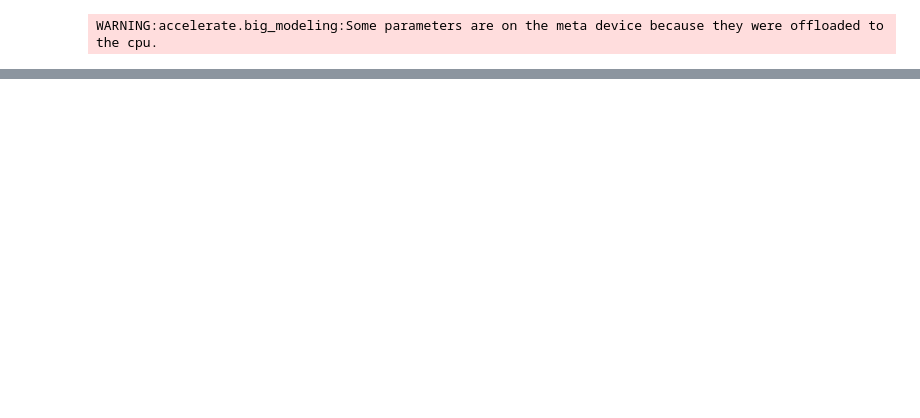
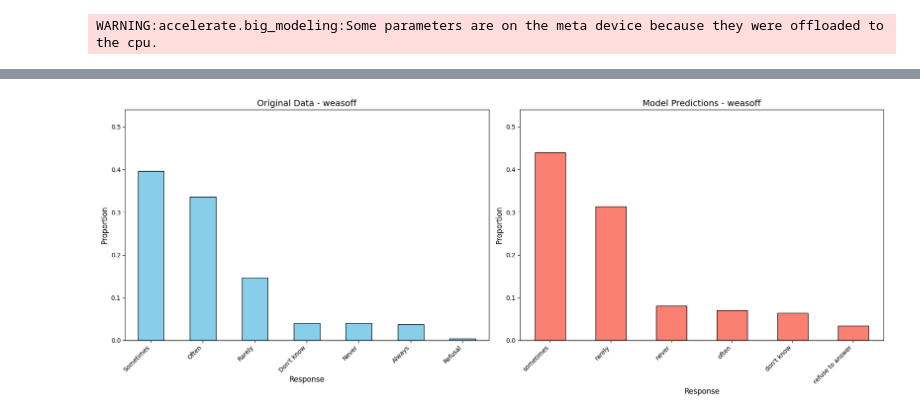
Before and after one commit to antndlcrx/LLM-for-Social-Science-Research, a Jupyter notebook: synth_sampling_default.ipynb, the cells around one changed output, grey strips where cells are left out. Cells and saved outputs as stored; diff of their text form; code cells hidden in the pictures; blank space fills up the shorter version.

```diff
--- a/synth_sampling_default.ipynb
+++ b/synth_sampling_default.ipynb
@@ -186,0 +238,47 @@ Your answer:
+# %%
+response_df['weasoff_mapped'] = response_df['weasoff'].apply(lambda x: mapper.map_value('weasoff', x))
+random_subset['weasoff_mapped'] = random_subset['weasoff'].apply(lambda x: mapper.map_value('weasoff', x))
+
+# Calculate category proportions for original data
+original_proportions = random_subset['weasoff_mapped'].value_counts(normalize=True)
+
+# Calculate category proportions for model predictions
+response_proportions = response_df['weasoff_mapped'].value_counts(normalize=True)
+
+max_y = max(original_proportions.max(), response_proportions.max())+0.1
+
+fig, axes = plt.subplots(nrows=1, ncols=2, figsize=(18, 7))
+
+# Plot original survey data distribution
+original_proportions.plot(
+    kind='bar',
+    color='skyblue',
+    edgecolor='black',
+    ax=axes[0]
+)
+axes[0].set_title('Original Data - weasoff', fontsize=14)
+axes[0].set_xlabel('Response', fontsize=12)
+axes[0].set_ylabel('Proportion', fontsize=12)
+axes[0].set_xticklabels(original_proportions.index, rotation=45, ha='right', fontsize=10)
+axes[0].set_ylim(0, max_y)  # Set y-axis limit
+
+# Plot model predictions distribution
+response_proportions.plot(
+    kind='bar',
+    color='salmon',
+    edgecolor='black',
+    ax=axes[1]
+)
+axes[1].set_title('Model Predictions - weasoff', fontsize=14)
+axes[1].set_xlabel('Response', fontsize=12)
+axes[1].set_ylabel('Proportion', fontsize=12)
+axes[1].set_xticklabels(response_proportions.index, rotation=45, ha='right', fontsize=10)
+axes[1].set_ylim(0, max_y)  # Set y-axis limit
+
+# Adjust layout for better spacing
+plt.tight_layout()
+
+# Display the plots
+plt.show()
+# %% [output]
+[figure, added]
```
Also changed, not shown: parts of 19 cells of this notebook.
